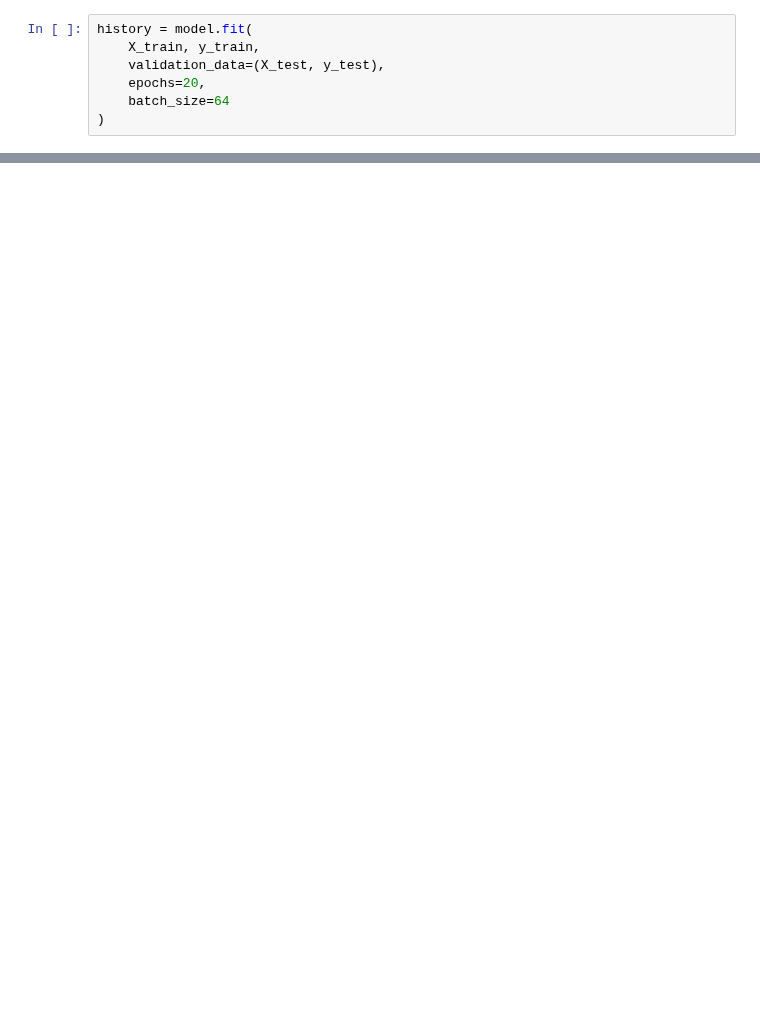
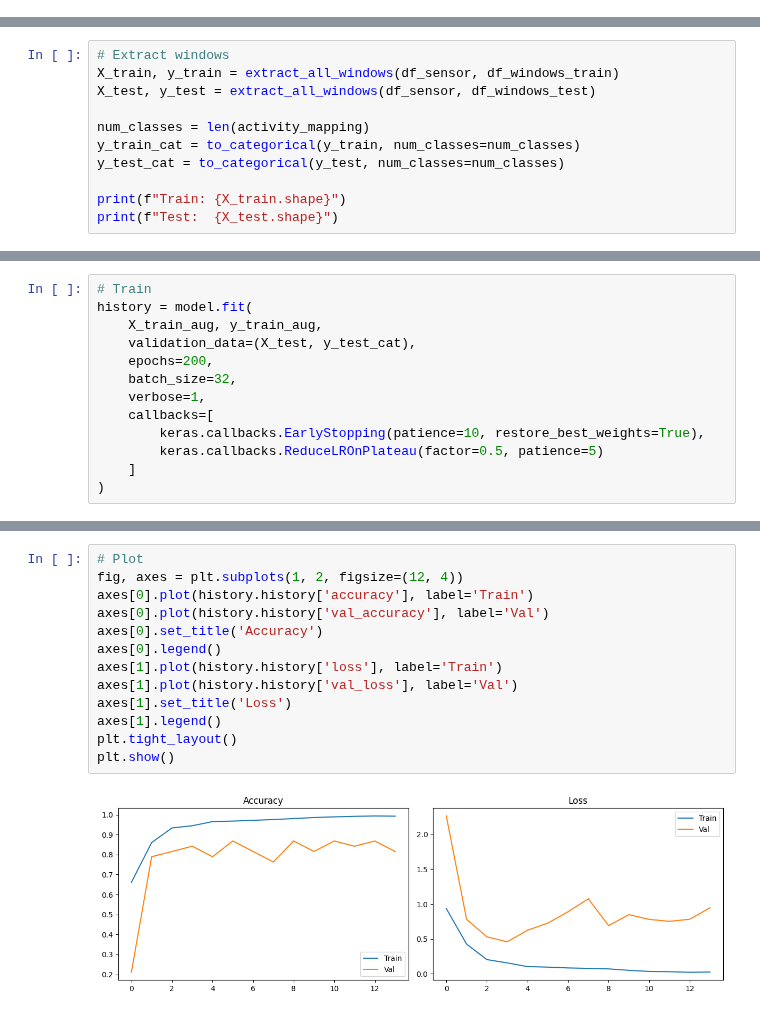
Before and after one commit to tudormatei/dsai-project, a Jupyter notebook: tudor_organized_workflow/utils/blackbox_model.ipynb, the cells around one changed output, grey strips where cells are left out. Cells and saved outputs as stored; diff of their text form; blank space fills up the shorter version.

Commit message:
black box model + comparison in utils folder

```diff
--- a/tudor_organized_workflow/utils/blackbox_model.ipynb
+++ b/tudor_organized_workflow/utils/blackbox_model.ipynb
@@ -128,7 +0,0 @@ Model: "sequential"
-# %%
-history = model.fit(
-    X_train, y_train,
-    validation_data=(X_test, y_test),
-    epochs=20,
-    batch_size=64
-)
@@ -259,0 +115,11 @@ Walking              1254        1254           1247             0.994418
+# %%
+# Extract windows
+X_train, y_train = extract_all_windows(df_sensor, df_windows_train)
+X_test, y_test = extract_all_windows(df_sensor, df_windows_test)
+
+num_classes = len(activity_mapping)
+y_train_cat = to_categorical(y_train, num_classes=num_classes)
+y_test_cat = to_categorical(y_test, num_classes=num_classes)
+
+print(f"Train: {X_train.shape}")
+print(f"Test:  {X_test.shape}")
@@ -259,0 +227,13 @@ Walking              1254        1254           1247             0.994418
+# %%
+# Train
+history = model.fit(
+    X_train_aug, y_train_aug,
+    validation_data=(X_test, y_test_cat),
+    epochs=200,
+    batch_size=32,
+    verbose=1,
+    callbacks=[
+        keras.callbacks.EarlyStopping(patience=10, restore_best_weights=True),
+        keras.callbacks.ReduceLROnPlateau(factor=0.5, patience=5)
+    ]
+)
@@ -259,0 +297,15 @@ Walking              1254        1254           1247             0.994418
+# %%
+# Plot
+fig, axes = plt.subplots(1, 2, figsize=(12, 4))
+axes[0].plot(history.history['accuracy'], label='Train')
+axes[0].plot(history.history['val_accuracy'], label='Val')
+axes[0].set_title('Accuracy')
+axes[0].legend()
+axes[1].plot(history.history['loss'], label='Train')
+axes[1].plot(history.history['val_loss'], label='Val')
+axes[1].set_title('Loss')
+axes[1].legend()
+plt.tight_layout()
+plt.show()
+# %% [output]
+[figure, added]
```
Also changed, not shown: parts of 25 cells of this notebook, 2 other files.
